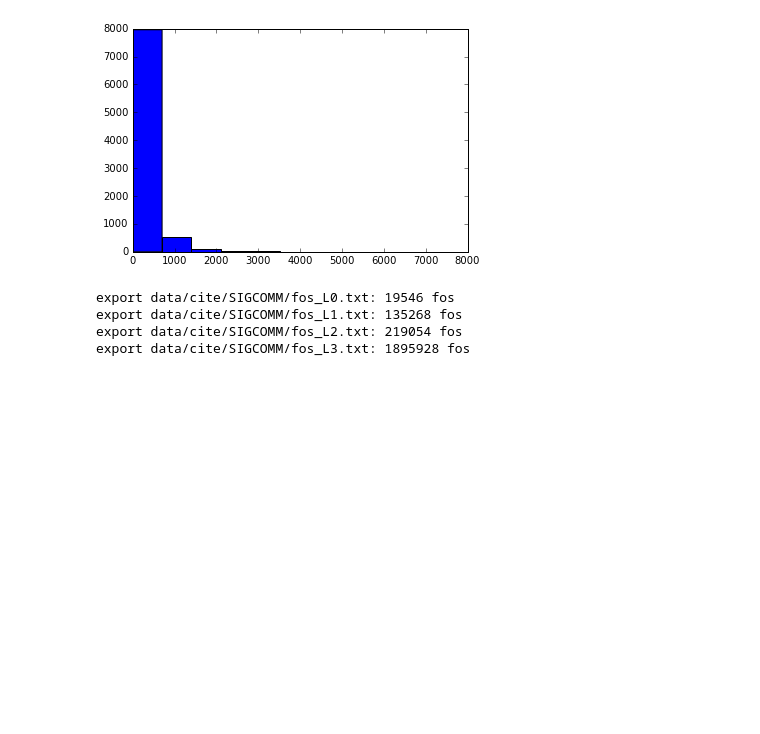
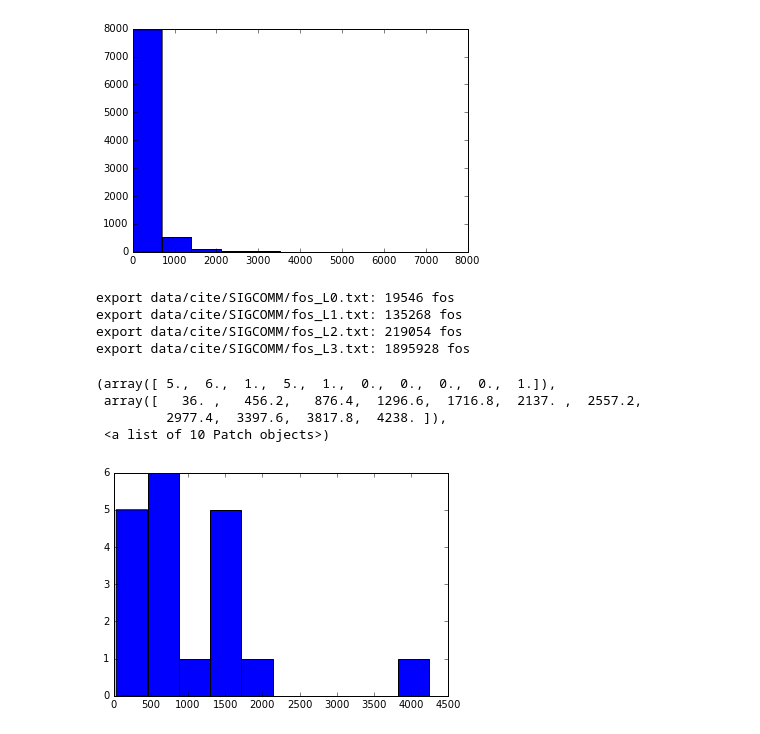
Before and after one commit to elicassion/2017Summer-Community-Detection, a Jupyter notebook: Dataset/coau_extract.ipynb, the cells around one changed output. Drawn from its saved outputs; the diff is of its cells as text; code cells hidden in the pictures; blank space fills up the shorter version.

```diff
--- a/Dataset/coau_extract.ipynb
+++ b/Dataset/coau_extract.ipynb
@@ -169,3 +169,23 @@ export data/cite/SIGCOMM/fos_L0.txt: 19546 fos
 export data/cite/SIGCOMM/fos_L1.txt: 135268 fos
 export data/cite/SIGCOMM/fos_L2.txt: 219054 fos
 export data/cite/SIGCOMM/fos_L3.txt: 1895928 fos
+# %%
+fos_au_all = [{}, {}, {}, {}]
+fos_au_count = [[], [], [], []]
+for i in range(4):
+    for au in au_fos_all[i].keys():
+        for fos in au_fos_all[i][au]:
+            if (fos not in fos_au_all[i].keys()):
+                fos_au_all[i][fos] = set()
+            fos_au_all[i][fos].add(au)
+    for fos in fos_au_all[i].keys():
+            setlen = len(fos_au_all[i][fos])
+            fos_au_count[i].append(setlen)
+# %%
+plt.hist(np.array(fos_au_count[0]), bins=10)
+# %% [output]
+(array([ 5.,  6.,  1.,  5.,  1.,  0.,  0.,  0.,  0.,  1.]),
+ array([   36. ,   456.2,   876.4,  1296.6,  1716.8,  2137. ,  2557.2,
+         2977.4,  3397.6,  3817.8,  4238. ]),
+ <a list of 10 Patch objects>)
+[figure, added]
```
Also changed, not shown: parts of 4 cells of this notebook.
